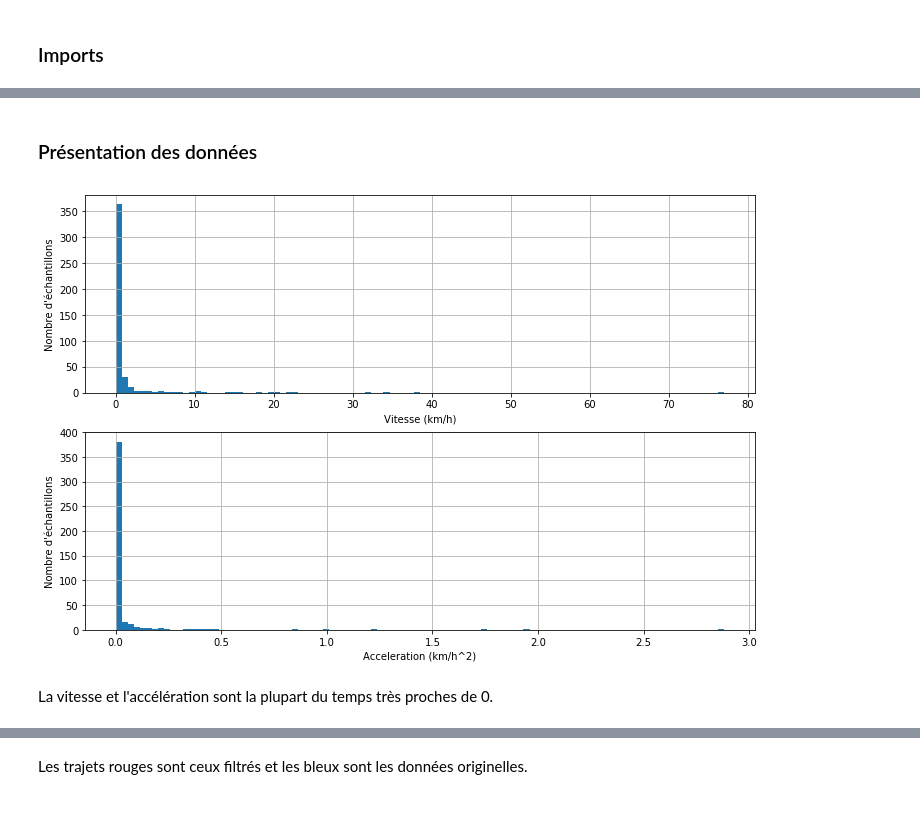
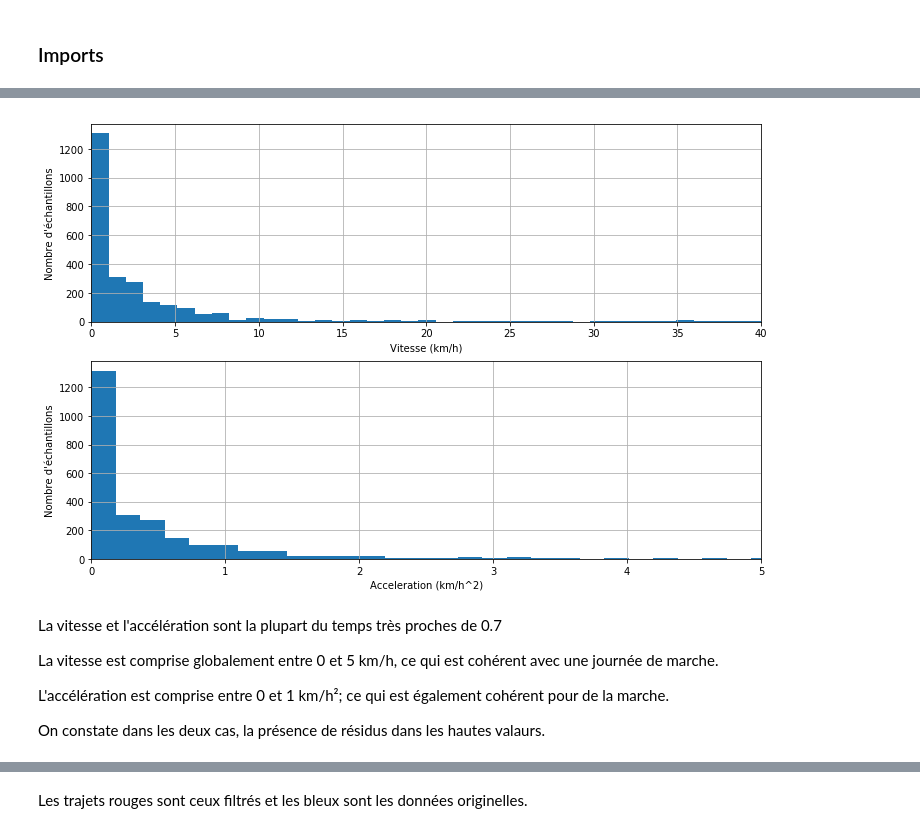
Before and after one commit to AmigoCap/GPSFlow, a Jupyter notebook: 3-Segmentation.ipynb, the cells around one changed output, grey strips where cells are left out. Cells and saved outputs as stored; diff of their text form; code cells hidden in the pictures.

```diff
--- a/3-Segmentation.ipynb
+++ b/3-Segmentation.ipynb
@@ -147,23 +227,29 @@ data
-# %% [markdown]
-### Présentation des données
 # %%
 plt.figure(figsize=(12,8))
 plt.subplot(211)
-plt.hist(data["velocity"], 100)
+plt.hist(day_df["velocity"], 100)
 plt.grid(True)
 plt.xlabel('Vitesse (km/h)')
 plt.ylabel('Nombre d\'échantillons')
+plt.xlim([0,40])
 plt.subplot(212)
-plt.hist(data["acceleration"], 100)
+plt.hist(day_df["acceleration"], 100)
+plt.xlim([0,5])
 plt.grid(True)
 plt.xlabel('Acceleration (km/h^2)')
 plt.ylabel('Nombre d\'échantillons')
-#plt.savefig('2-Preprocessing/distribVitessJournee.png')
+#plt.savefig('3-files/distribVitessJournee.png')
 plt.show()
 # %% [output]
-[figure, old version]
+[figure, new version]
-# %% [markdown]
-La vitesse et l'accélération sont la plupart du temps très proches de 0.
+# %% [markdown]
+La vitesse et l'accélération sont la plupart du temps très proches de 0.7
+
+La vitesse est comprise globalement entre 0 et 5 km/h, ce qui est cohérent avec une journée de marche.
+
+L'accélération est comprise entre 0 et 1 km/h²; ce qui est également cohérent pour de la marche.
+
+On constate dans les deux cas, la présence de résidus dans les hautes valaurs.
 # %%
 import matplotlib.pyplot as plt
 plt.figure(figsize=(12,8))
```
Also changed, not shown: parts of 51 cells of this notebook.
